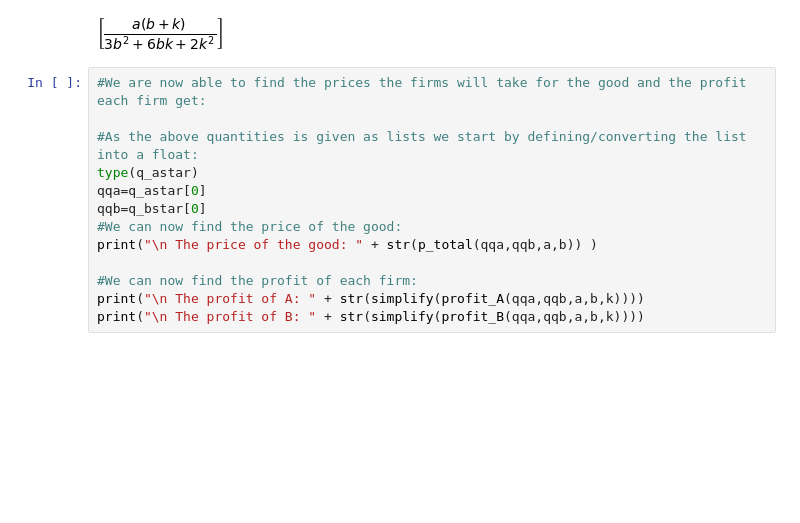
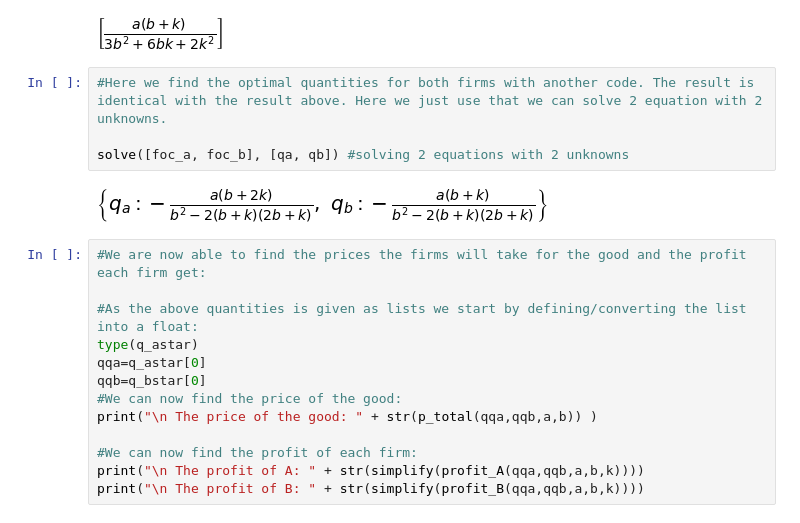
Before and after one commit to Rapyki/projects-2020-slangerne, a Jupyter notebook: modelproject/modelproject_final.ipynb, the cells around one changed output. Saved outputs shown, nothing was run; the diff lists cells and outputs as text; blank space fills up the shorter version.

```diff
--- a/modelproject/modelproject_final.ipynb
+++ b/modelproject/modelproject_final.ipynb
@@ -80,6 +102,12 @@ display ( q_astar, q_bstar) #Showing the optimal quantities
 # %% [output]
 [figure]
 [figure]
+# %%
+#Here we find the optimal quantities for both firms with another code. The result is identical with the result above. Here we just use that we can solve 2 equation with 2 unknowns.
+
+solve([foc_a, foc_b], [qa, qb]) #solving 2 equations with 2 unknowns
+# %% [output]
+[figure, added]
 # %%
 #We are now able to find the prices the firms will take for the good and the profit each firm get:
 
```
Also changed, not shown: parts of 15 cells of this notebook, 1 other file.
